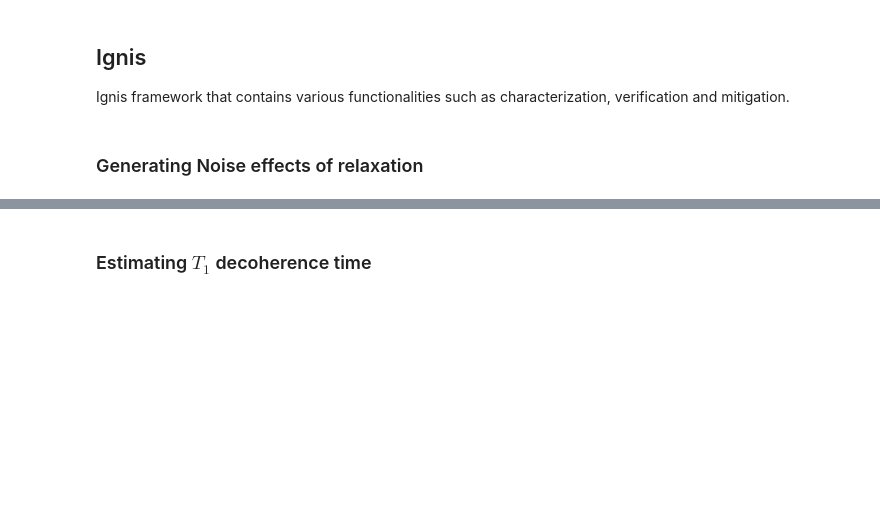
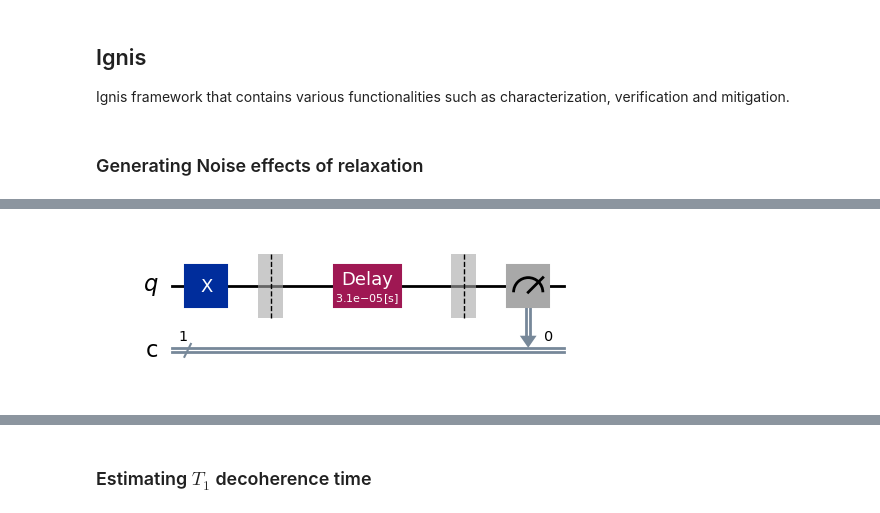
Before and after one commit to dipankardas011/Quantum-Coding, a Jupyter notebook: error-mitigation.ipynb, the cells around one changed output, grey strips where cells are left out. Drawn from its saved outputs; the diff is of its cells as text; code cells hidden in the pictures; blank space fills up the shorter version.

```diff
--- a/error-mitigation.ipynb
+++ b/error-mitigation.ipynb
@@ -10,0 +85,4 @@ noise type as decoherence.
+# %%
+exp.circuits()[1].draw('mpl')
+# %% [output]
+[figure, added]
```
Also changed, not shown: parts of 14 cells of this notebook, 1 other file.
